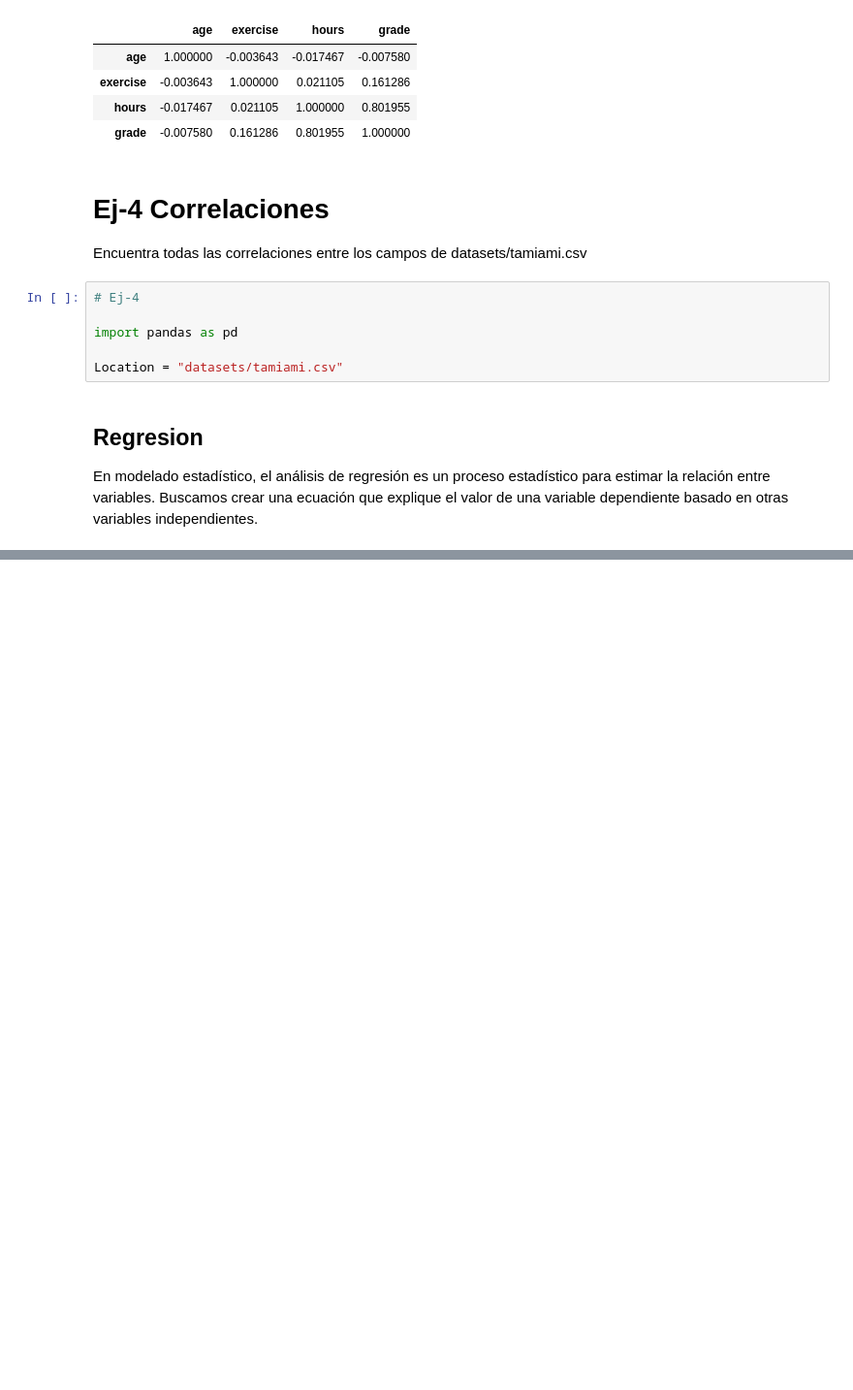
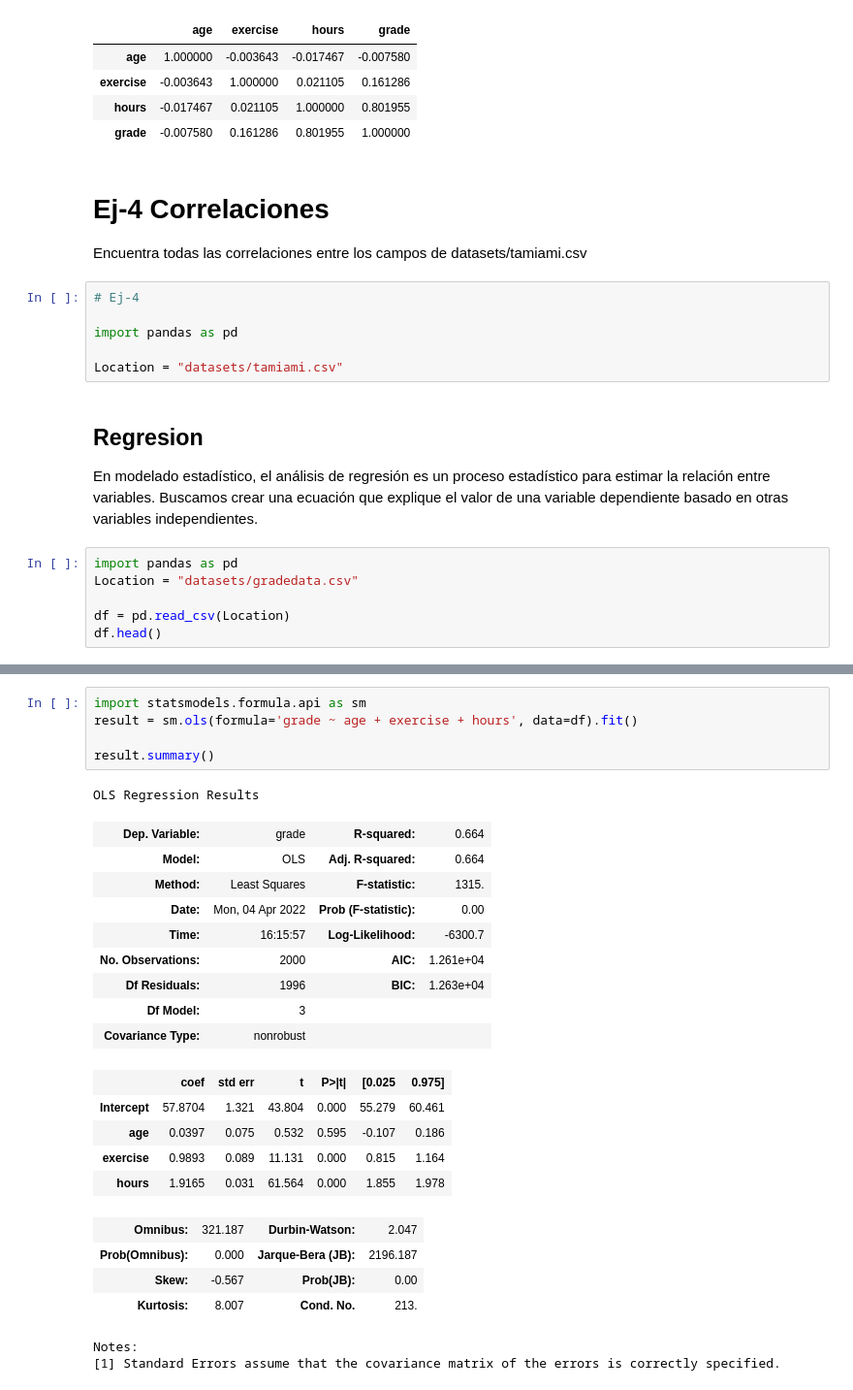
Before and after one commit to GTD2101-ACD-GA-EJ22/2-ADiagDatos, a Jupyter notebook: 1-SigDatos.ipynb, the cells around one changed output, grey strips where cells are left out. Shown: that part at 97% size. Cells and saved outputs as stored; diff of their text form; blank space fills up the shorter version.

```diff
--- a/1-SigDatos.ipynb
+++ b/1-SigDatos.ipynb
@@ -259,3 +259,9 @@ Location = "datasets/tamiami.csv"
 ## Regresion
 
 En modelado estadístico, el análisis de regresión es un proceso estadístico para estimar la relación entre variables. Buscamos crear una ecuación que explique el valor de una variable dependiente basado en otras variables independientes.
+# %%
+import pandas as pd
+Location = "datasets/gradedata.csv"
+
+df = pd.read_csv(Location)
+df.head()
@@ -261,0 +275,27 @@ En modelado estadístico, el análisis de regresión es un proceso estadístico
+# %%
+import statsmodels.formula.api as sm
+result = sm.ols(formula='grade ~ age + exercise + hours', data=df).fit()
+
+result.summary()
+# %% [output]
+OLS Regression Results
+| Dep. Variable: | grade | R-squared: | 0.664 |
+| Model: | OLS | Adj. R-squared: | 0.664 |
+| Method: | Least Squares | F-statistic: | 1315. |
+| Date: | Mon, 04 Apr 2022 | Prob (F-statistic): | 0.00 |
+| Time: | 16:15:57 | Log-Likelihood: | -6300.7 |
+| No. Observations: | 2000 | AIC: | 1.261e+04 |
+| Df Residuals: | 1996 | BIC: | 1.263e+04 |
+| Df Model: | 3 |  |  |
+| Covariance Type: | nonrobust |  |  |
+|  | coef | std err | t | P>|t| | [0.025 | 0.975] |
+| Intercept | 57.8704 | 1.321 | 43.804 | 0.000 | 55.279 | 60.461 |
+| age | 0.0397 | 0.075 | 0.532 | 0.595 | -0.107 | 0.186 |
+| exercise | 0.9893 | 0.089 | 11.131 | 0.000 | 0.815 | 1.164 |
+| hours | 1.9165 | 0.031 | 61.564 | 0.000 | 1.855 | 1.978 |
+| Omnibus: | 321.187 | Durbin-Watson: | 2.047 |
+| Prob(Omnibus): | 0.000 | Jarque-Bera (JB): | 2196.187 |
+| Skew: | -0.567 | Prob(JB): | 0.00 |
+| Kurtosis: | 8.007 | Cond. No. | 213. |
+Notes:
+[1] Standard Errors assume that the covariance matrix of the errors is correctly specified.
```
Also changed, not shown: parts of 13 cells of this notebook, 1 other file.
